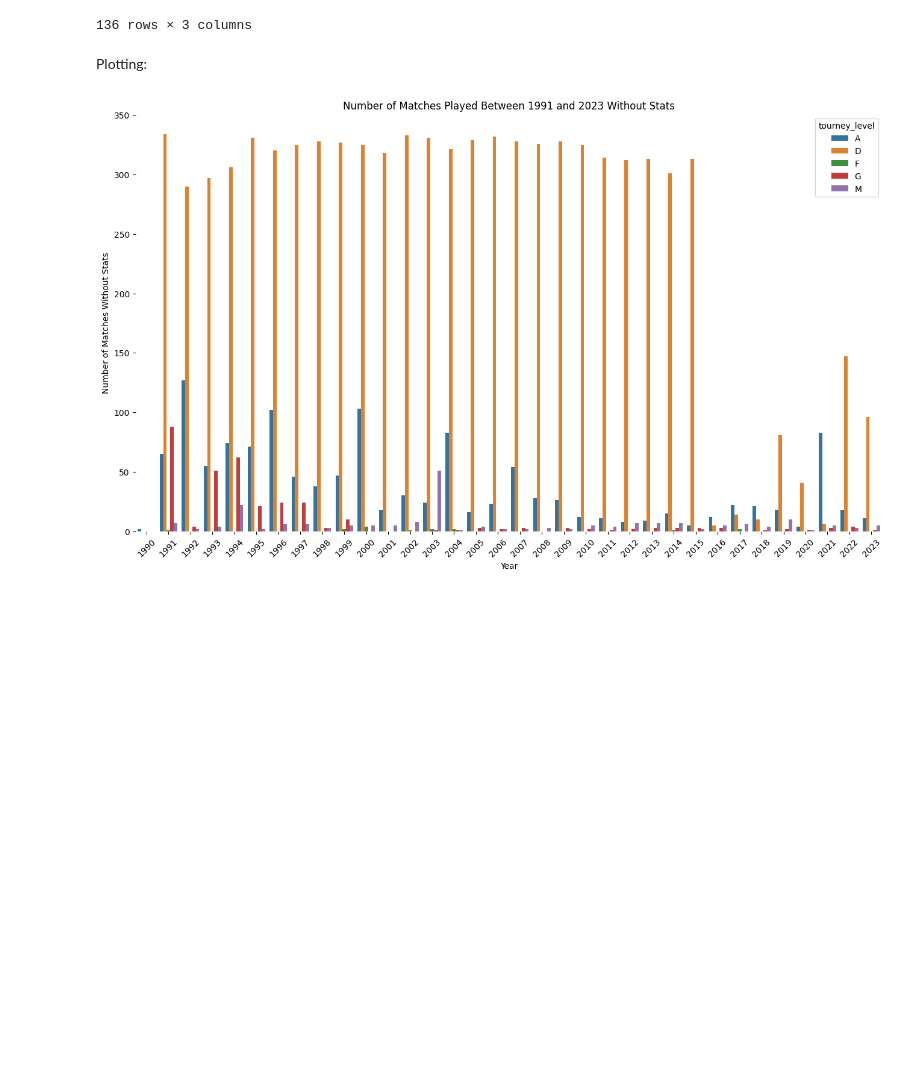
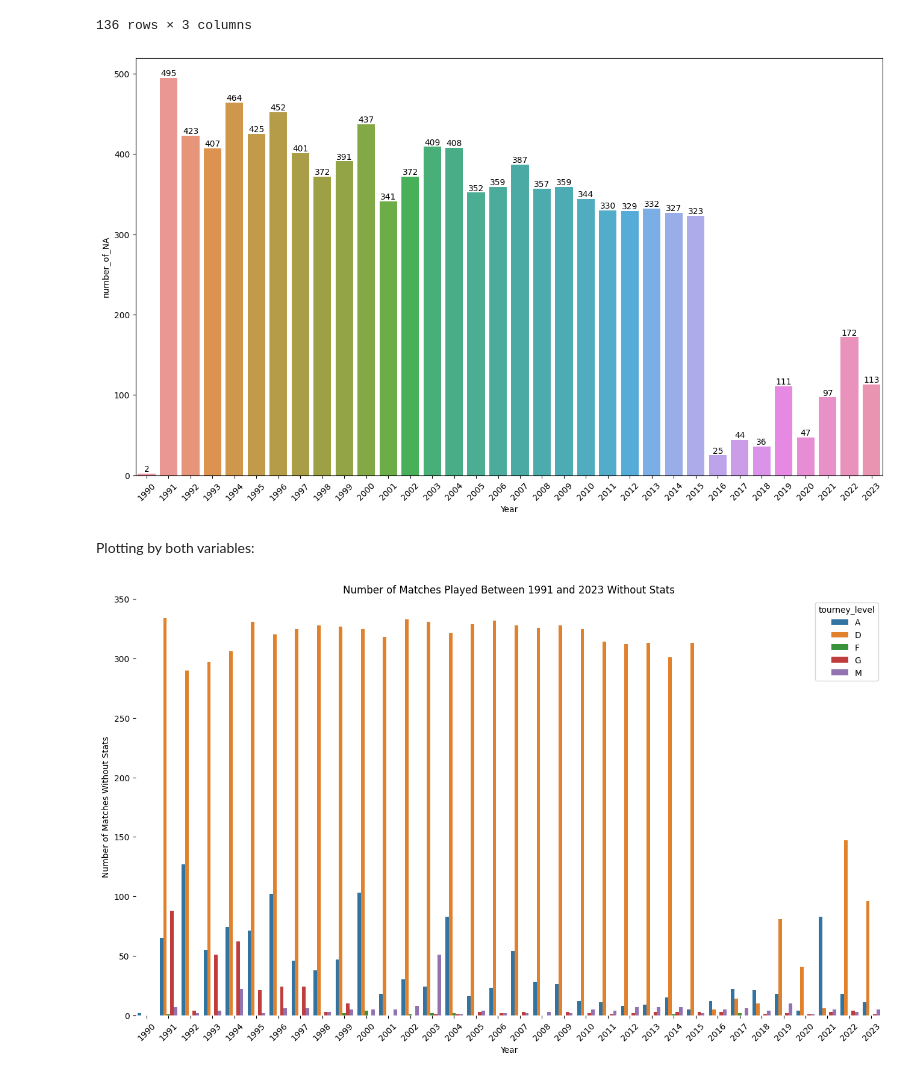
Before and after one commit to YoavWeller/Tennis_Analysis, a Jupyter notebook: tennis_analysis.ipynb, the cells around one changed output. Cells and saved outputs as stored; diff of their text form; code cells hidden in the pictures; blank space fills up the shorter version.

Commit message:
Update tennis_analysis.ipynb
In the "Handling Missing Values" subsection, adding a plot to show the missing values only by year

```diff
--- a/tennis_analysis.ipynb
+++ b/tennis_analysis.ipynb
@@ -249,8 +249,16 @@ number_of_NA_by_year_and_tourney_level_df
 | 134 | 2023 | G | 1 |
 | 135 | 2023 | M | 5 |
 136 rows × 3 columns
-# %% [markdown]
-Plotting:
+# %%
+plt.figure(figsize=(16, 9))
+NA_by_year_barplot = sns.barplot(data=number_of_NA_by_year_and_tourney_level_df, x="Year", y="number_of_NA", errorbar=None, estimator="sum")
+NA_by_year_barplot.bar_label(NA_by_year_barplot.containers[0], label_type='edge')
+plt.xticks(rotation=45)
+plt.show()
+# %% [output]
+[figure, added]
+# %% [markdown]
+Plotting by both variables:
 # %%
 # Creating the plot
 plt.figure(figsize=(16, 9))
```
Also changed, not shown: parts of 1 cell of this notebook.
